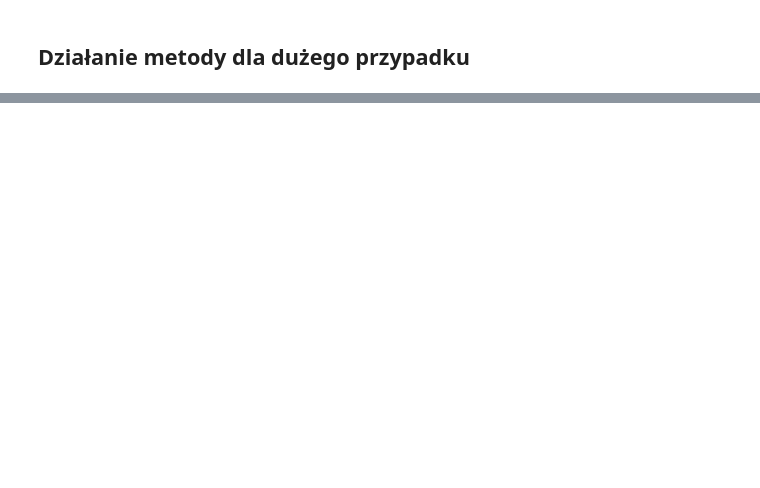
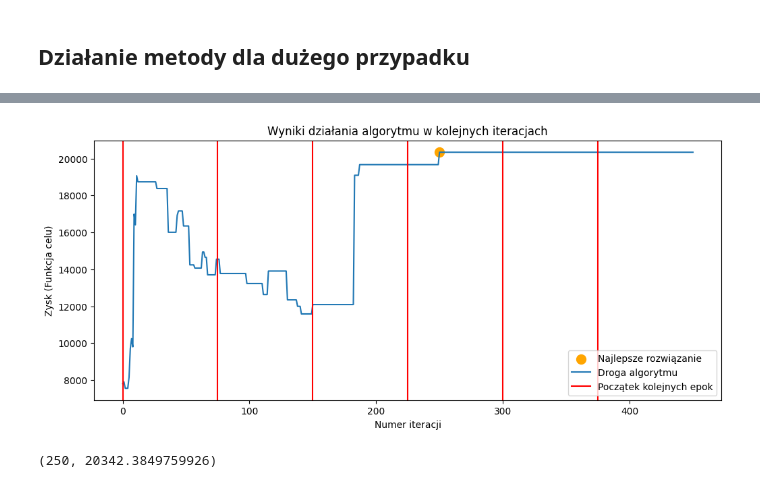
Before and after one commit to Twomasz/SimulatedAnnealing, a Jupyter notebook: report.ipynb, the cells around one changed output, grey strips where cells are left out. Cells and saved outputs as stored; diff of their text form; code cells hidden in the pictures; blank space fills up the shorter version.

```diff
--- a/report.ipynb
+++ b/report.ipynb
@@ -134,0 +223,8 @@ print_selected_items(chosen_items)
+# %%
+best_result, chosen_items, way_of_algorithm = SimulatedAnnealing(medium_company, medium_warehouse.stored_items, geom_temps, const_iters)
+
+plot_algorithm(way_of_algorithm, best_result, const_iters)
+print(best_result)
+# %% [output]
+[figure, added]
+(250, 20342.3849759926)
```
Also changed, not shown: parts of 37 cells of this notebook, 2 other files.
